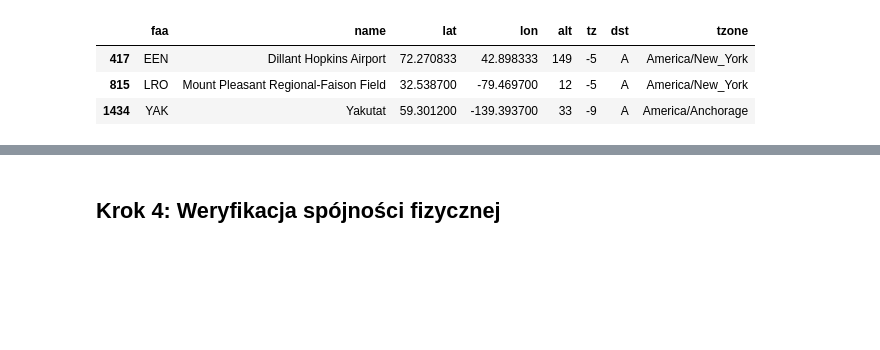
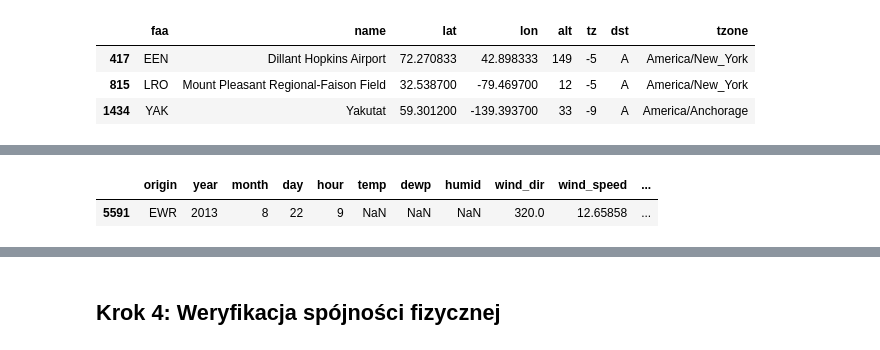
Before and after one commit to xShyen/KursZPythona, a Jupyter notebook: analiza.ipynb, the cells around one changed output, grey strips where cells are left out. Saved outputs shown, nothing was run; the diff lists cells and outputs as text; code cells hidden in the pictures; blank space fills up the shorter version.

```diff
--- a/analiza.ipynb
+++ b/analiza.ipynb
@@ -517,0 +434,5 @@ airports[airports['faa'].isin(['EEN','LRO','YAK'])]
+# %%
+weather[weather['temp'].isna()]
+# %% [output]
+|  | origin | year | month | day | hour | temp | dewp | humid | wind_dir | wind_speed | ... |
+| 5591 | EWR | 2013 | 8 | 22 | 9 | NaN | NaN | NaN | 320.0 | 12.65858 | ... |
```
Also changed, not shown: parts of 58 cells of this notebook, 1 other file.
